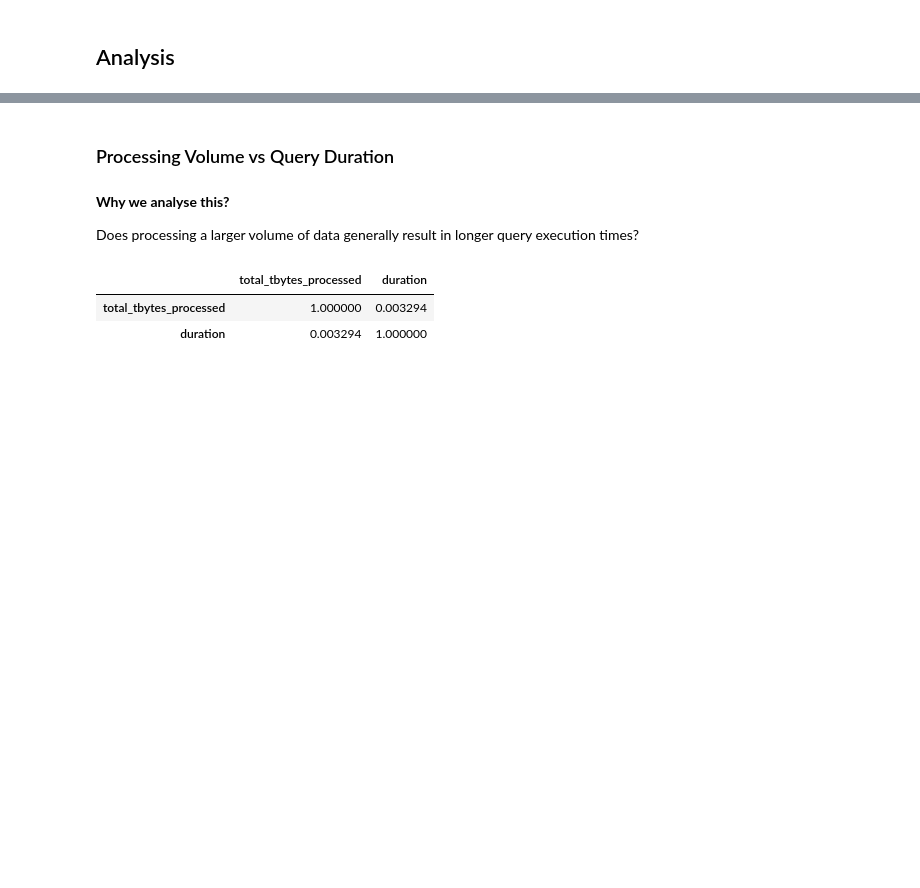
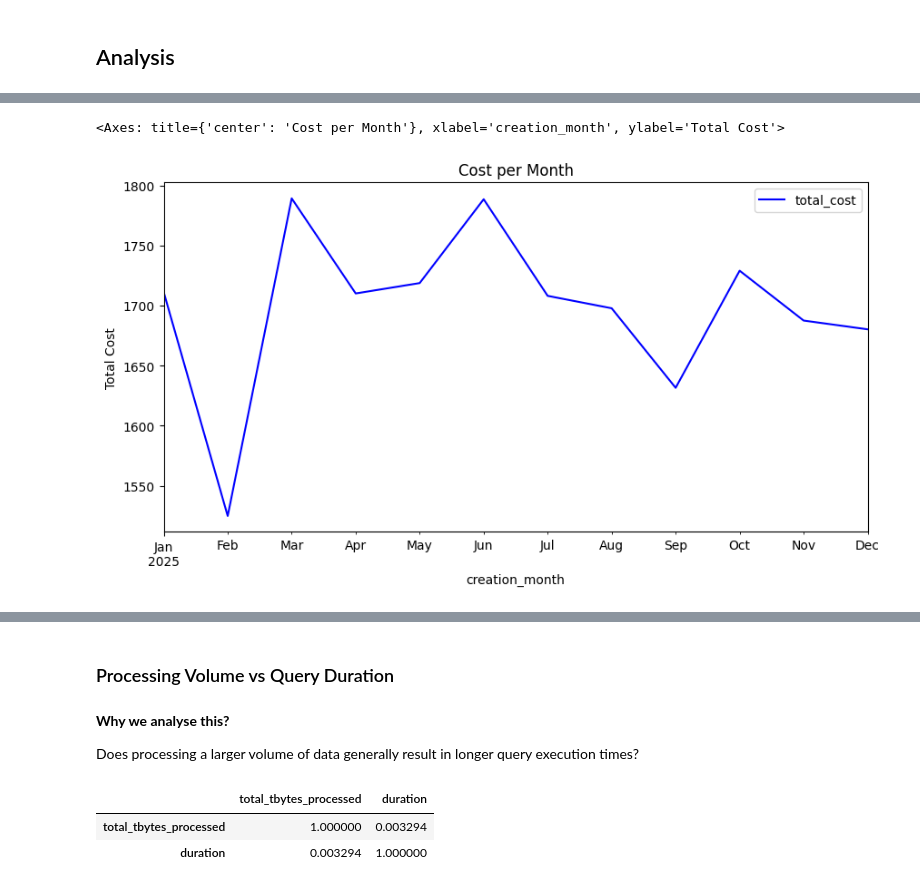
Before and after one commit to gitleolopes/python_projects, a Jupyter notebook: bigquery_cost_observability/BigQuery_Cost_Observability.ipynb, the cells around one changed output, grey strips where cells are left out. Drawn from its saved outputs; the diff is of its cells as text; code cells hidden in the pictures; blank space fills up the shorter version.

```diff
--- a/bigquery_cost_observability/BigQuery_Cost_Observability.ipynb
+++ b/bigquery_cost_observability/BigQuery_Cost_Observability.ipynb
@@ -181,3 +182,5 @@ bigquery_jobs['total_tbytes_processed'] = bigquery_jobs['total_bytes_processed']
+# %%
+bigquery_jobs['total_cost'] = bigquery_jobs['total_tbytes_processed']*6.25
 # %%
 bigquery_jobs['duration'] = (bigquery_jobs['end_time'] - bigquery_jobs['start_time']).dt.total_seconds()
 # %%
@@ -391,0 +230,3 @@ Users with higher processing volumes could be prioritized for further analysis o
+# %%
+bq_month_cost = bigquery_jobs_wout_script[['creation_month', 'total_cost']]
+bq_month_cost.head()
@@ -391,0 +240,3 @@ Users with higher processing volumes could be prioritized for further analysis o
+# %%
+bq_month_cost = bq_month_cost.groupby('creation_month').sum('total_cost').sort_values('creation_month').reset_index()
+bq_month_cost
@@ -391,0 +257,12 @@ Users with higher processing volumes could be prioritized for further analysis o
+# %%
+bq_month_cost.plot(kind = 'line'
+                            ,figsize = (10, 5)
+                            ,x = 'creation_month'
+                            ,y = 'total_cost'
+                            ,color = 'blue'
+                            ,title = 'Cost per Month'
+                            ,xlabel='creation_month'
+                            ,ylabel = 'Total Cost')
+# %% [output]
+<Axes: title={'center': 'Cost per Month'}, xlabel='creation_month', ylabel='Total Cost'>
+[figure, added]
```
Also changed, not shown: parts of 44 cells of this notebook.
